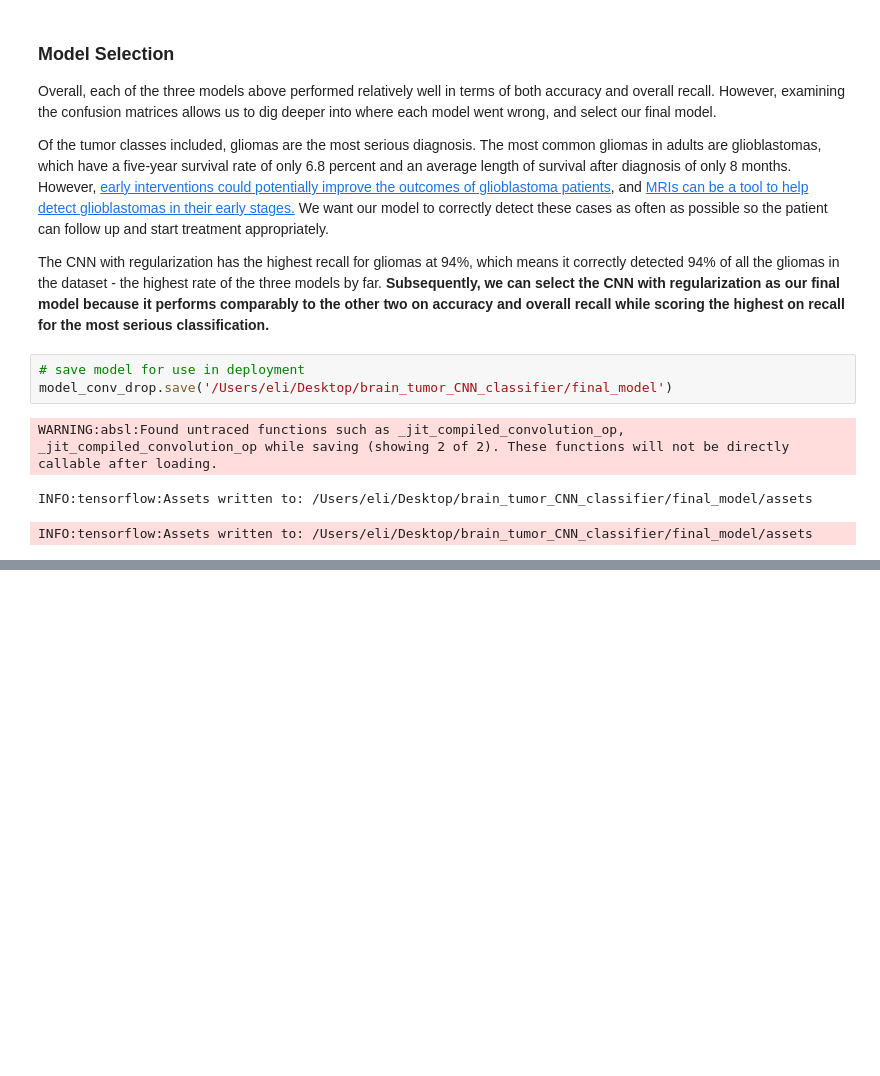
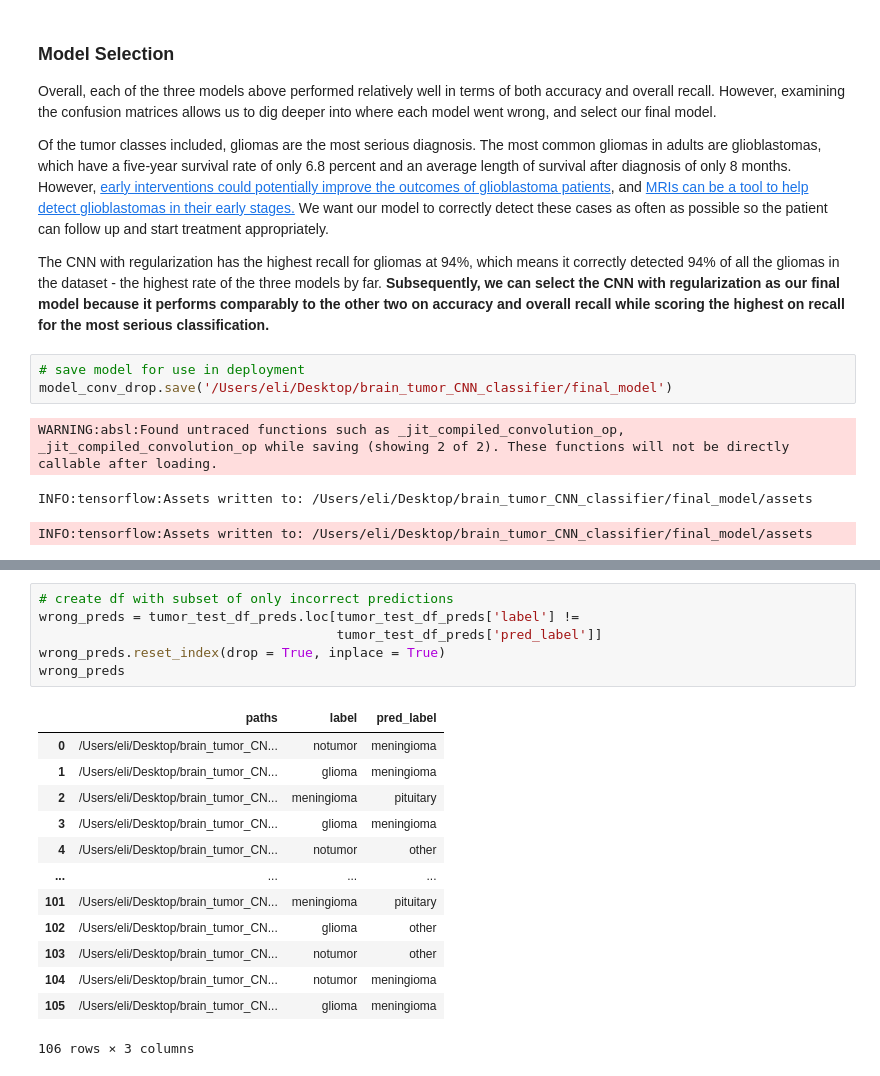
Before and after one commit to emgerber88/brain_tumor_CNN_classifier, a Jupyter notebook: Brain_Tumor_CNN_Modeling.ipynb, the cells around one changed output, grey strips where cells are left out. Drawn from its saved outputs; the diff is of its cells as text; blank space fills up the shorter version.

```diff
--- a/Brain_Tumor_CNN_Modeling.ipynb
+++ b/Brain_Tumor_CNN_Modeling.ipynb
@@ -919,0 +1015,20 @@ Some next steps I would like to take are:
+# %%
+# create df with subset of only incorrect predictions
+wrong_preds = tumor_test_df_preds.loc[tumor_test_df_preds['label'] !=
+                                      tumor_test_df_preds['pred_label']]
+wrong_preds.reset_index(drop = True, inplace = True)
+wrong_preds
+# %% [output]
+|  | paths | label | pred_label |
+| 0 | /Users/eli/Desktop/brain_tumor_CN... | notumor | meningioma |
+| 1 | /Users/eli/Desktop/brain_tumor_CN... | glioma | meningioma |
+| 2 | /Users/eli/Desktop/brain_tumor_CN... | meningioma | pituitary |
+| 3 | /Users/eli/Desktop/brain_tumor_CN... | glioma | meningioma |
+| 4 | /Users/eli/Desktop/brain_tumor_CN... | notumor | other |
+| ... | ... | ... | ... |
+| 101 | /Users/eli/Desktop/brain_tumor_CN... | meningioma | pituitary |
+| 102 | /Users/eli/Desktop/brain_tumor_CN... | glioma | other |
+| 103 | /Users/eli/Desktop/brain_tumor_CN... | notumor | other |
+| 104 | /Users/eli/Desktop/brain_tumor_CN... | notumor | meningioma |
+| 105 | /Users/eli/Desktop/brain_tumor_CN... | glioma | meningioma |
+106 rows × 3 columns
```
Also changed, not shown: parts of 16 cells of this notebook.
